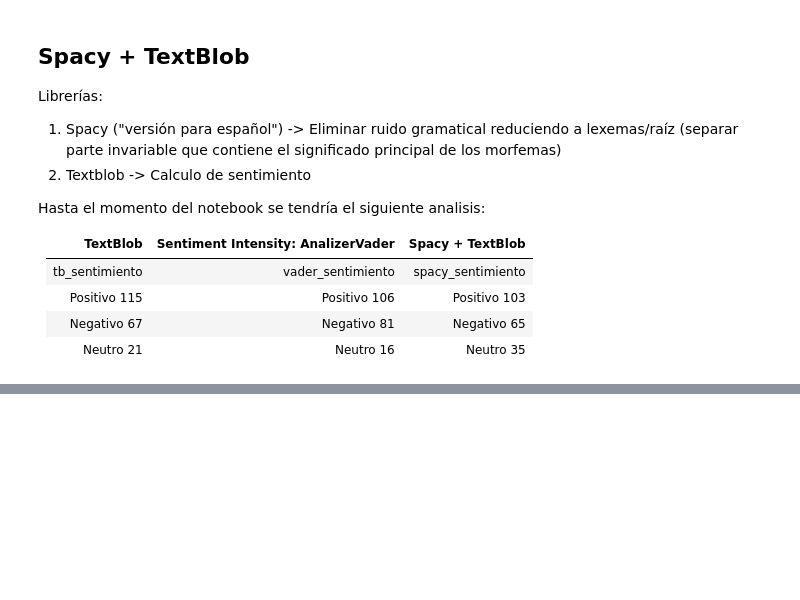
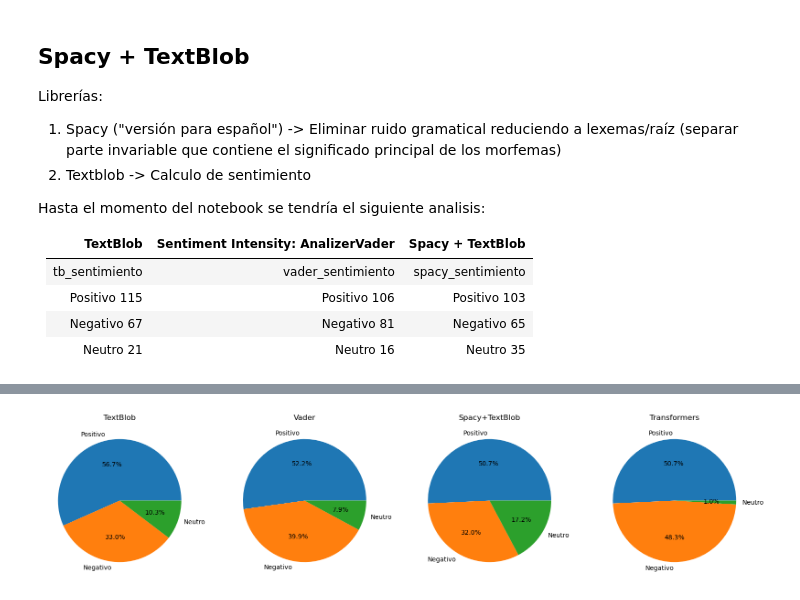
Before and after one commit to IsaacRZ/Sentiment-Analysis, a Jupyter notebook: ProyectoI/SentimentAnalysis.ipynb, the cells around one changed output, grey strips where cells are left out. Saved outputs shown, nothing was run; the diff lists cells and outputs as text; code cells hidden in the pictures; blank space fills up the shorter version.

```diff
--- a/ProyectoI/SentimentAnalysis.ipynb
+++ b/ProyectoI/SentimentAnalysis.ipynb
@@ -359,0 +431,15 @@ ValueError: Length of values (1) does not match length of index (203)
+# %%
+fig, axes = plt.subplots(1, 4, figsize=(20,5))
+
+axes[0].pie(textblob, labels=categorias, autopct='%1.1f%%')
+axes[0].set_title("TextBlob")
+axes[1].pie(vader_sia, labels=categorias, autopct='%1.1f%%')
+axes[1].set_title("Vader")
+axes[2].pie(spacy_textblob, labels=categorias, autopct='%1.1f%%')
+axes[2].set_title("Spacy+TextBlob")
+axes[3].pie(transformers_hf, labels=categorias, autopct='%1.1f%%')
+axes[3].set_title("Transformers")
+
+plt.show()
+# %% [output]
+[figure, added]
```
Also changed, not shown: parts of 20 cells of this notebook, 1 other file.
